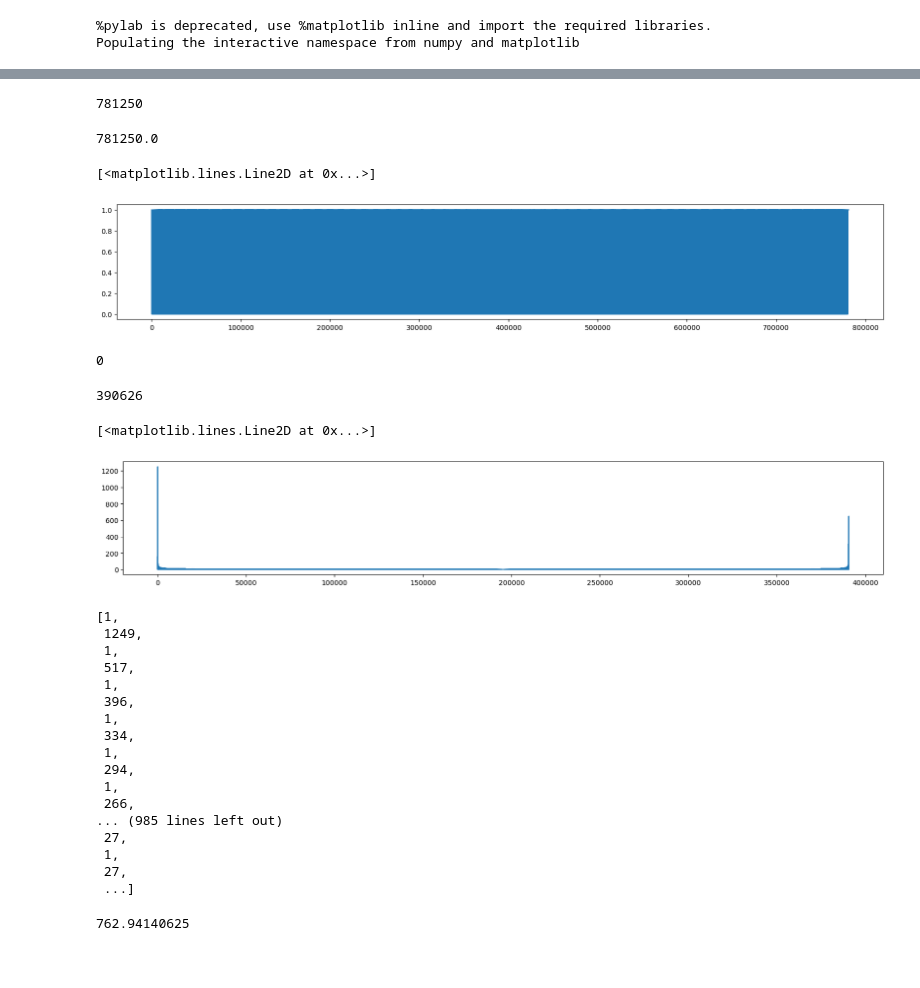
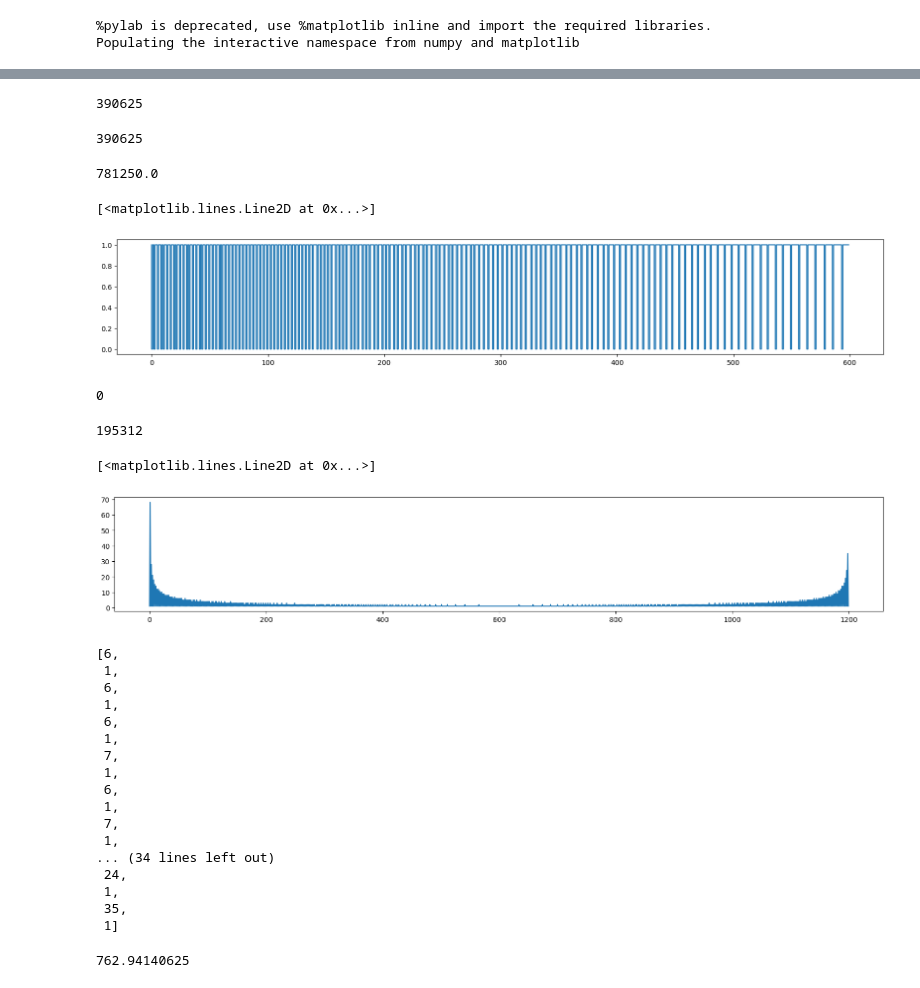
Before and after one commit to Emute-Lab-Instruments/Myriad, a Jupyter notebook: py/bitstreams.ipynb, the cells around one changed output, grey strips where cells are left out. Cells and saved outputs as stored; diff of their text form; code cells hidden in the pictures; blank space fills up the shorter version.

```diff
--- a/py/bitstreams.ipynb
+++ b/py/bitstreams.ipynb
@@ -14,11 +20,15 @@ Populating the interactive namespace from numpy and matplotlib
 # %%
-wavelen=781250
+wavelen=390625
+# wavelen = 48000/20
+wavelen
+# %% [output]
+390625
 # %%
 x = arange(wavelen)
 # %%
 len(x)
 # %% [output]
-781250
+390625
 # %%
 125000000/8 / 20
 # %% [output]
@@ -38,10 +48,11 @@ for i in range(len(bs)):
     bs[i] = y
 # %%
 figsize(20,3)
-plot(bs)
+data = bs[1500:2100]
+step(arange(len(data)),data)
 # %% [output]
 [<matplotlib.lines.Line2D at 0x...>]
-[figure, old version]
+[figure, new version]
 # %%
 range(10)[0]
 # %% [output]
@@ -63,32 +74,32 @@ def bsToFlipTable(x):
 ft = bsToFlipTable(bs)
 len(ft)
 # %% [output]
-390626
+195312
 # %%
 plot(ft)
 # %% [output]
 [<matplotlib.lines.Line2D at 0x...>]
-[figure, old version]
+[figure, new version]
 # %%
-ft
+ft[-50:]
 # %% [output]
-[1,
- 1249,
+[6,
  1,
- 517,
+ 6,
  1,
- 396,
+ 6,
  1,
- 334,
+ 7,
  1,
- 294,
+ 6,
  1,
- 266,
-... (985 lines left out)
- 27,
+ 7,
  1,
- 27,
- ...]
+... (34 lines left out)
+ 24,
+ 1,
+ 35,
+ 1]
 # %%
 390626 * 2 / 1024
 # %% [output]
```
Also changed, not shown: parts of 20 cells of this notebook, 13 other files.
